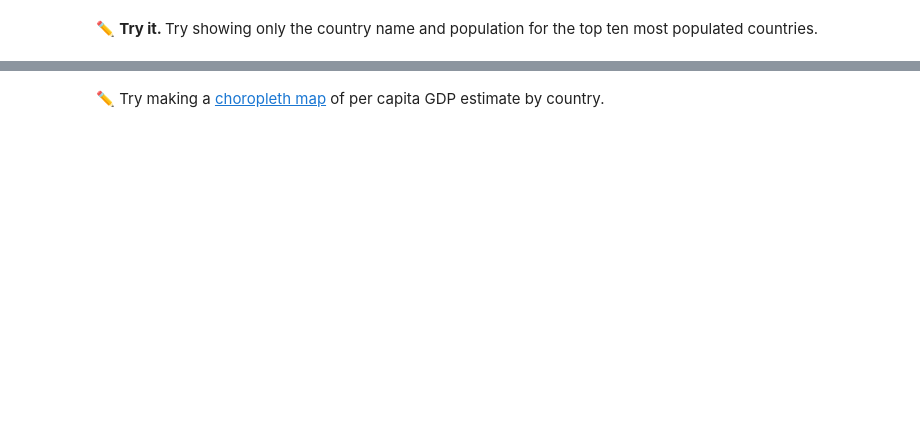
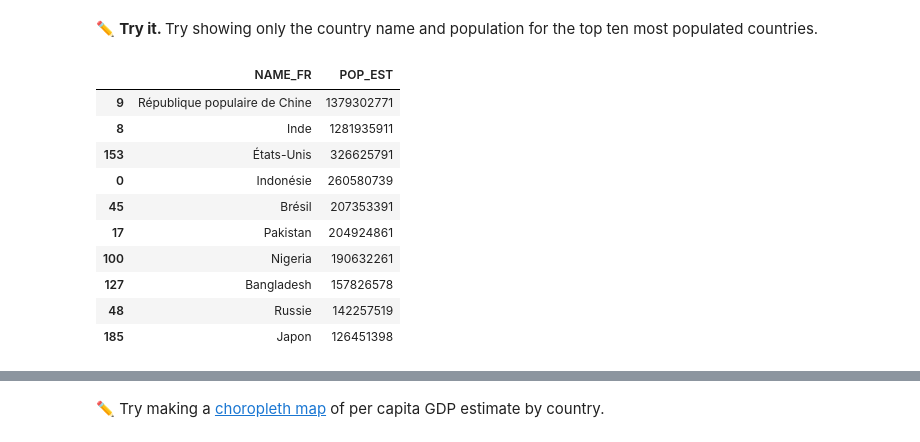
Before and after one commit to cascadet/GPHY-491-591, a Jupyter notebook: materials/Day4/041_geospatial.ipynb, the cells around one changed output, grey strips where cells are left out. Saved outputs shown, nothing was run; the diff lists cells and outputs as text; code cells hidden in the pictures; blank space fills up the shorter version.

```diff
--- a/materials/Day4/041_geospatial.ipynb
+++ b/materials/Day4/041_geospatial.ipynb
@@ -151,4 +233,16 @@ gdf.sort_values(by = '???', ascending = False)
 </div>
 # %%
 # fill in the question marks with the correct column
-gdf.sort_values(by = 'POP_EST', ascending = False)[['???', '???']].head(10)
+gdf.sort_values(by = 'POP_EST', ascending = False)[['NAME_FR', 'POP_EST']].head(10)
+# %% [output]
+|  | NAME_FR | POP_EST |
+| 9 | République populaire de Chine | 1379302771 |
+| 8 | Inde | 1281935911 |
+| 153 | États-Unis | 326625791 |
+| 0 | Indonésie | 260580739 |
+| 45 | Brésil | 207353391 |
+| 17 | Pakistan | 204924861 |
+| 100 | Nigeria | 190632261 |
+| 127 | Bangladesh | 157826578 |
+| 48 | Russie | 142257519 |
+| 185 | Japon | 126451398 |
```
Also changed, not shown: parts of 46 cells of this notebook.
